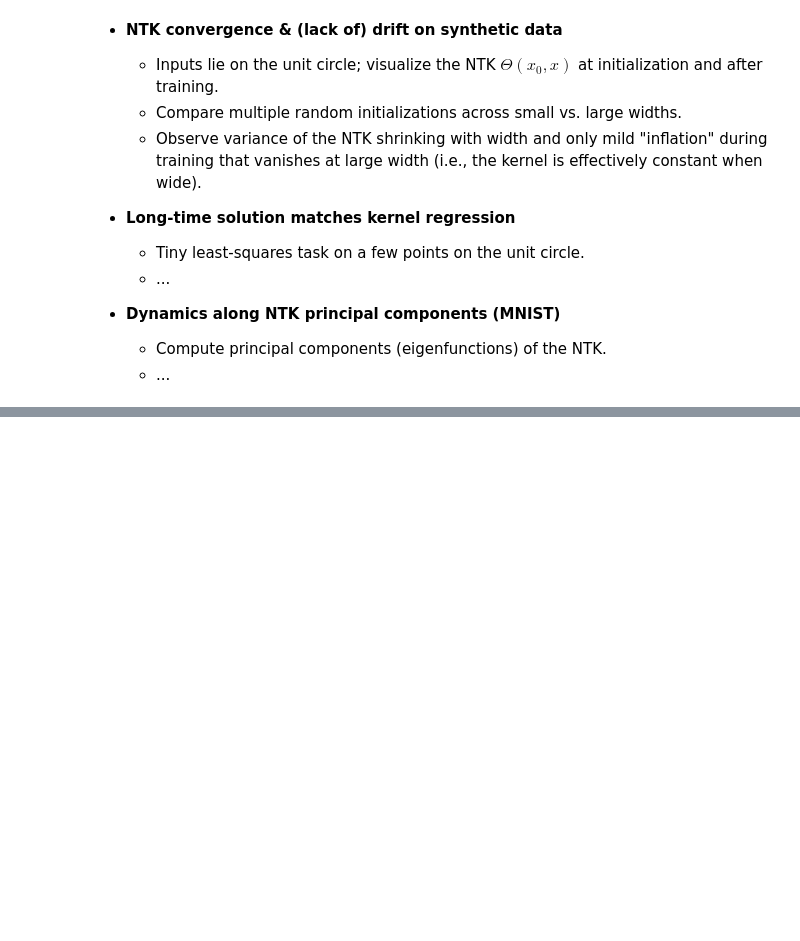
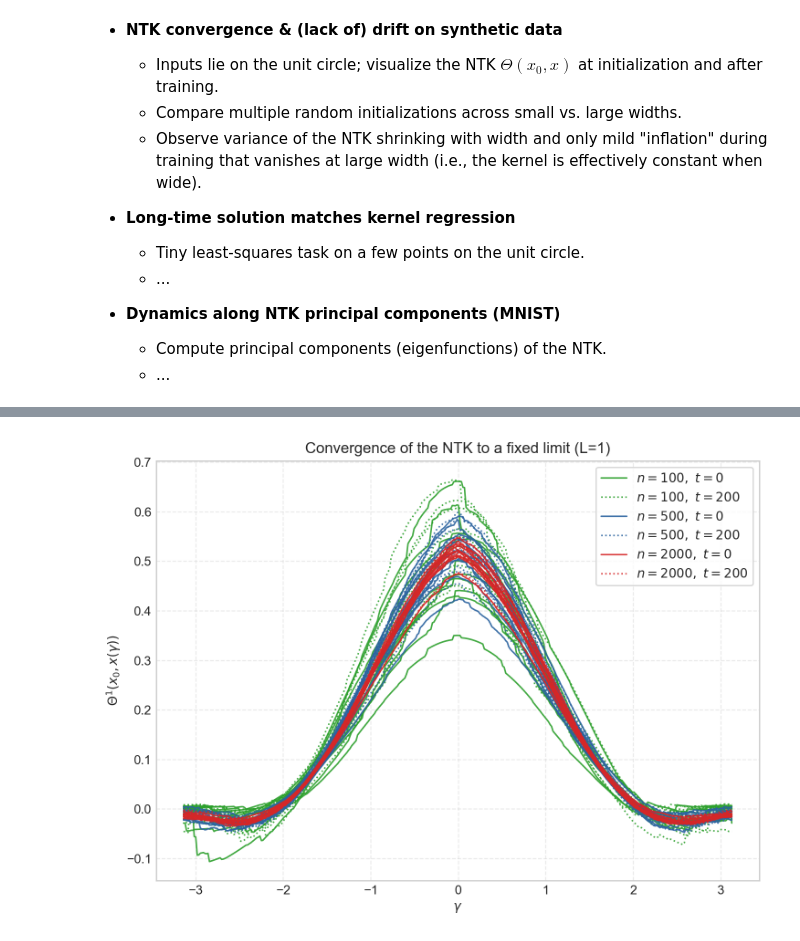
Before and after one commit to obi-wan-shinobi/msc-thesis, a Jupyter notebook: code/notebooks/ntk-experiment.ipynb, the cells around one changed output, grey strips where cells are left out. Saved outputs shown, nothing was run; the diff lists cells and outputs as text; code cells hidden in the pictures; blank space fills up the shorter version.

Commit message:
finish ntk experiment, add agenda for next meeting

```diff
--- a/code/notebooks/ntk-experiment.ipynb
+++ b/code/notebooks/ntk-experiment.ipynb
@@ -15,0 +220,12 @@
+# %%
+# ----------------------------
+# 5) Experiment config (narrow vs wide)
+# ----------------------------
+# Depth L = 4  ->  3 hidden ReLU layers + output
+depth_hidden = 1
+b_std = 0.1         # paper uses a small bias scale (β ~ 0.1)
+widths = [100, 500, 2000]  # if 10k is heavy, use 4096–8192
+seeds = 10
+train_steps = 200
+lr = 1.0            # paper used LR = 1.0
+results = {}
@@ -16,3 +285,41 @@
+# %%
+# Analytic (infinity-width) reference profile using the same architecture spec.
+# (Any width in build_mlp produces the same analytic kernel_fn under 'ntk'.)
+kernel_fn_ref = list(results.values())[0]["kernel_fn"]
+theta_inf = np.asarray(kernel_fn_ref(x0, X_circle, get='ntk').squeeze())
+
+
+# Colors to mimic Fig.1 (green = small width, red = large width)
+color_small = "#2ca02c"   # green
+color_medium = "#2c64a0" # blue
+color_large = "#d62728"   # red
+color_map = {widths[0]: color_small, widths[1]: color_medium, widths[-1]: color_large}
+
+plt.figure(figsize=(7.5, 5.5))
+
+for w in widths:
+    color = color_map[w]
+    R = results[w]
+
+    # plot each seed's curve (t=0 solid, t=200 dotted)
+    for k in range(R["init_all"].shape[0]):
+        plt.plot(np.asarray(gamma), R["init_all"][k], color=color, lw=1.2, alpha=0.9,
+                 label=(fr"$n={w},\ t=0$" if k == 0 else None))
+        plt.plot(np.asarray(gamma), R["post_all"][k], color=color, lw=1.2, alpha=0.9, ls=':',
+                 label=(fr"$n={w},\ t=200$" if k == 0 else None))
+
+# (optional) overlay analytic NTK as a dashed black curve
+# plt.plot(np.asarray(gamma), theta_inf, color='k', lw=1.6, ls='--', label='analytic NTK (∞ width)')
+
+plt.xlabel(r'$\gamma$'); plt.ylabel(f"$\Theta^{(depth_hidden)}(x_0, x(\gamma))$")
+plt.title(f"Convergence of the NTK to a fixed limit (L={depth_hidden})")
+plt.legend(loc='upper right', frameon=True)
+plt.grid(True, ls='--', alpha=0.4)
+plt.tight_layout()
+plt.savefig("plots/ntk-profile.png", dpi=300, bbox_inches="tight")
+plt.show()
+# %% [output]
+[figure, added]
 # %% [markdown]
 # Experiment: Do finite-width MLPs converge to the NTK limit?
 
```
Also changed, not shown: parts of 30 cells of this notebook, 24 other files.
